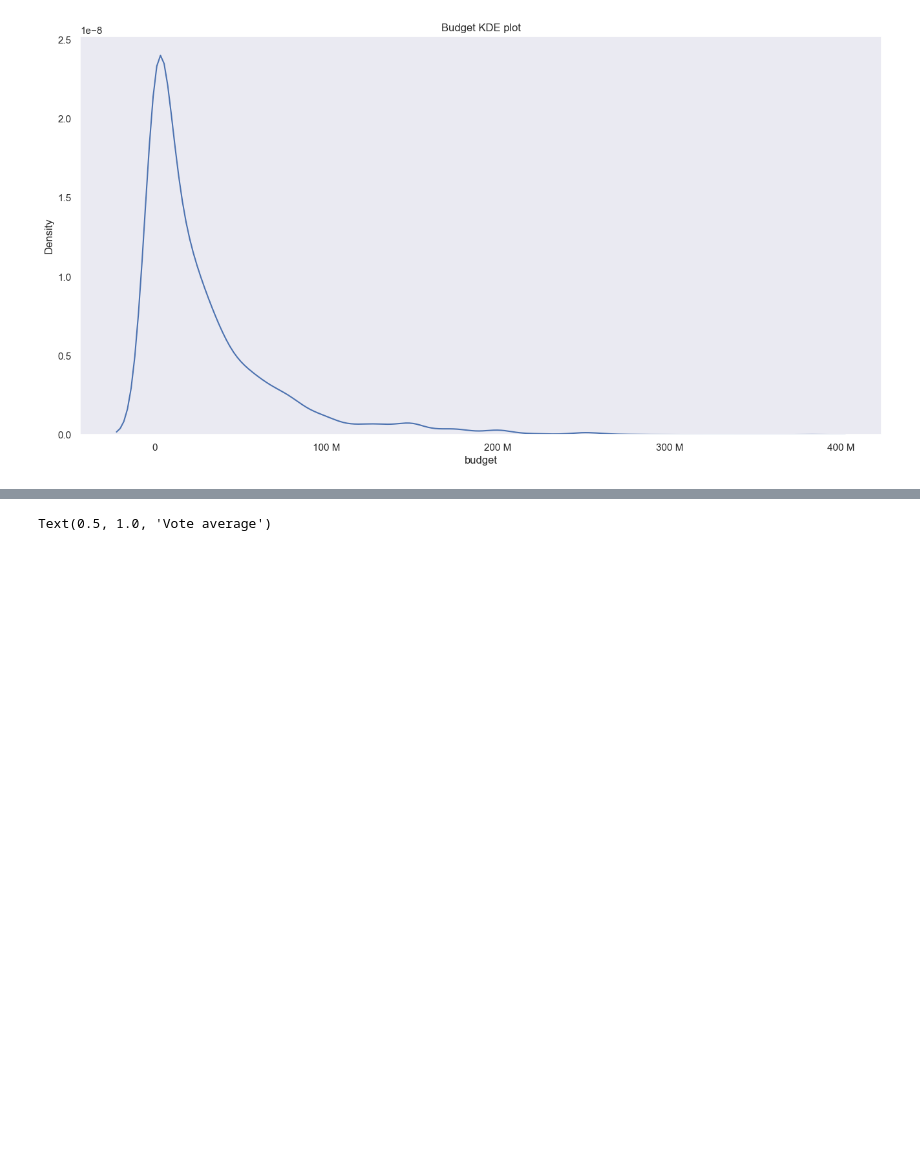
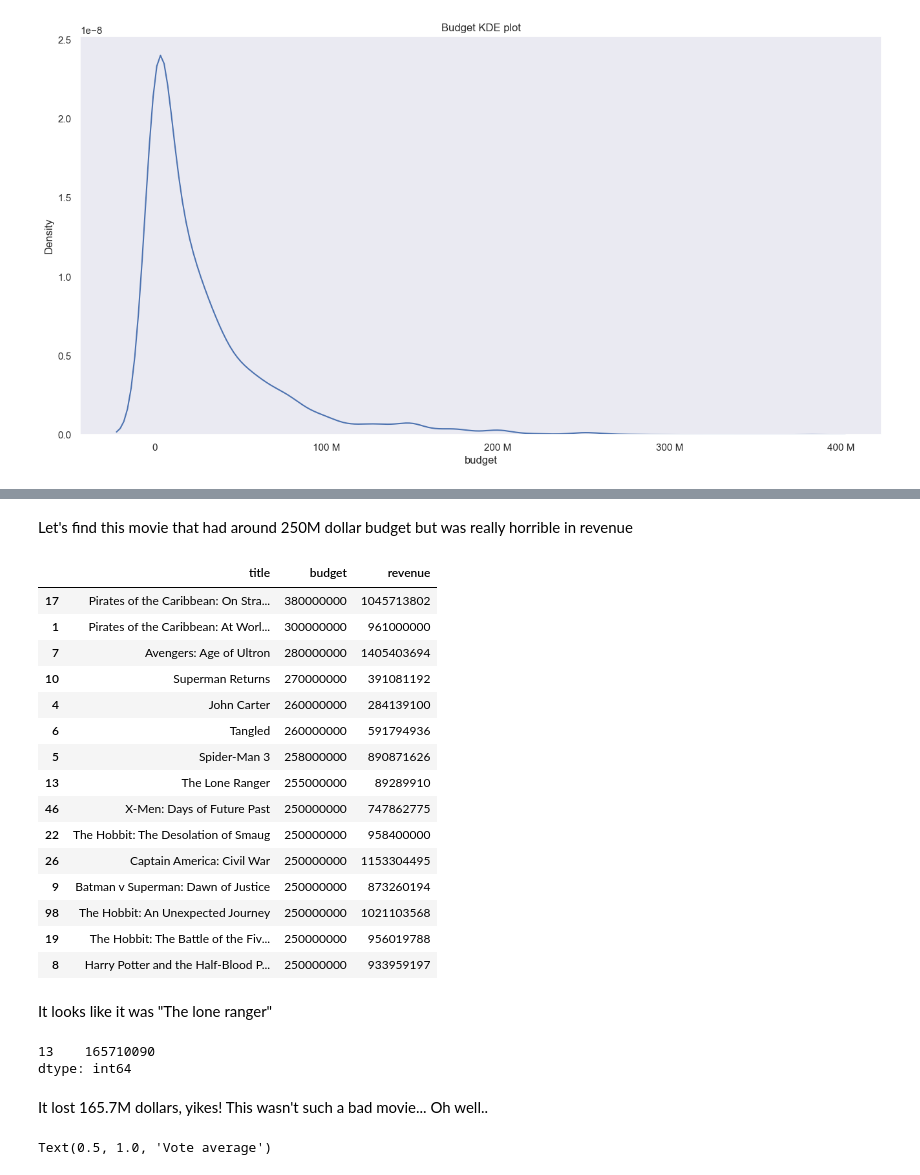
Before and after one commit to DanielHelps/TMDB-movies-analysis-and-predition, a Jupyter notebook: ratings.ipynb, the cells around one changed output, grey strips where cells are left out. Drawn from its saved outputs; the diff is of its cells as text; code cells hidden in the pictures; blank space fills up the shorter version.

```diff
--- a/ratings.ipynb
+++ b/ratings.ipynb
@@ -95 +123,31 @@ ax.yaxis.set_major_formatter(fmt)
+# %% [markdown]
+Let's find this movie that had around 250M dollar budget but was really horrible in revenue
+# %%
+movies[['title', 'budget', 'revenue']].sort_values(by='budget',ascending=False)[0:15]
+# %% [output]
+|  | title | budget | revenue |
+| 17 | Pirates of the Caribbean: On Stra... | 380000000 | 1045713802 |
+| 1 | Pirates of the Caribbean: At Worl... | 300000000 | 961000000 |
+| 7 | Avengers: Age of Ultron | 280000000 | 1405403694 |
+| 10 | Superman Returns | 270000000 | 391081192 |
+| 4 | John Carter | 260000000 | 284139100 |
+| 6 | Tangled | 260000000 | 591794936 |
+| 5 | Spider-Man 3 | 258000000 | 890871626 |
+| 13 | The Lone Ranger | 255000000 | 89289910 |
+| 46 | X-Men: Days of Future Past | 250000000 | 747862775 |
+| 22 | The Hobbit: The Desolation of Smaug | 250000000 | 958400000 |
+| 26 | Captain America: Civil War | 250000000 | 1153304495 |
+| 9 | Batman v Superman: Dawn of Justice | 250000000 | 873260194 |
+| 98 | The Hobbit: An Unexpected Journey | 250000000 | 1021103568 |
+| 19 | The Hobbit: The Battle of the Fiv... | 250000000 | 956019788 |
+| 8 | Harry Potter and the Half-Blood P... | 250000000 | 933959197 |
+# %% [markdown]
+It looks like it was "The lone ranger"
+# %%
+movies[movies['title']=='The Lone Ranger']['budget']-movies[movies['title']=='The Lone Ranger']['revenue']
+# %% [output]
+13    165710090
+dtype: int64
+# %% [markdown]
+It lost 165.7M dollars, yikes! This wasn't such a bad movie... Oh well..
 # %%
```
Also changed, not shown: parts of 21 cells of this notebook.
